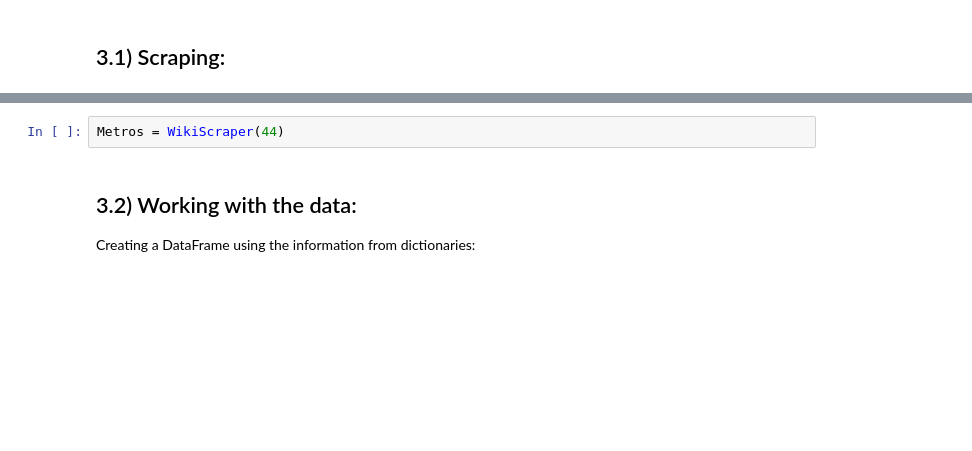
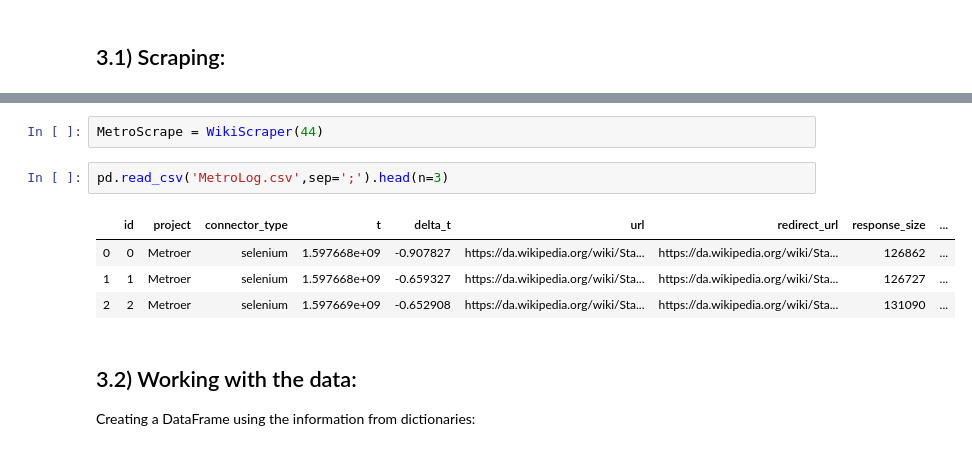
Before and after one commit to Holger-Harmsen/Harmsen_Repo, a Jupyter notebook: Metro-Study/Code/1) Data: Scraping and Cleaning.ipynb, the cells around one changed output, grey strips where cells are left out. Saved outputs shown, nothing was run; the diff lists cells and outputs as text; blank space fills up the shorter version.

```diff
--- a/Metro-Study/Code/1) Data: Scraping and Cleaning.ipynb
+++ b/Metro-Study/Code/1) Data: Scraping and Cleaning.ipynb
@@ -292,5 +487,12 @@ def WikiScraper(no_metros):
 # %%
-Metros = WikiScraper(44)
+MetroScrape = WikiScraper(44)
+# %%
+pd.read_csv('MetroLog.csv',sep=';').head(n=3)
+# %% [output]
+|  | id | project | connector_type | t | delta_t | url | redirect_url | response_size | ... |
+| 0 | 0 | Metroer | selenium | 1.597668e+09 | -0.907827 | https://da.wikipedia.org/wiki/Sta... | https://da.wikipedia.org/wiki/Sta... | 126862 | ... |
+| 1 | 1 | Metroer | selenium | 1.597668e+09 | -0.659327 | https://da.wikipedia.org/wiki/Sta... | https://da.wikipedia.org/wiki/Sta... | 126727 | ... |
+| 2 | 2 | Metroer | selenium | 1.597669e+09 | -0.652908 | https://da.wikipedia.org/wiki/Sta... | https://da.wikipedia.org/wiki/Sta... | 131090 | ... |
 # %% [markdown]
 ## 3.2) Working with the data:
 
```
Also changed, not shown: parts of 23 cells of this notebook, 15 other files.
